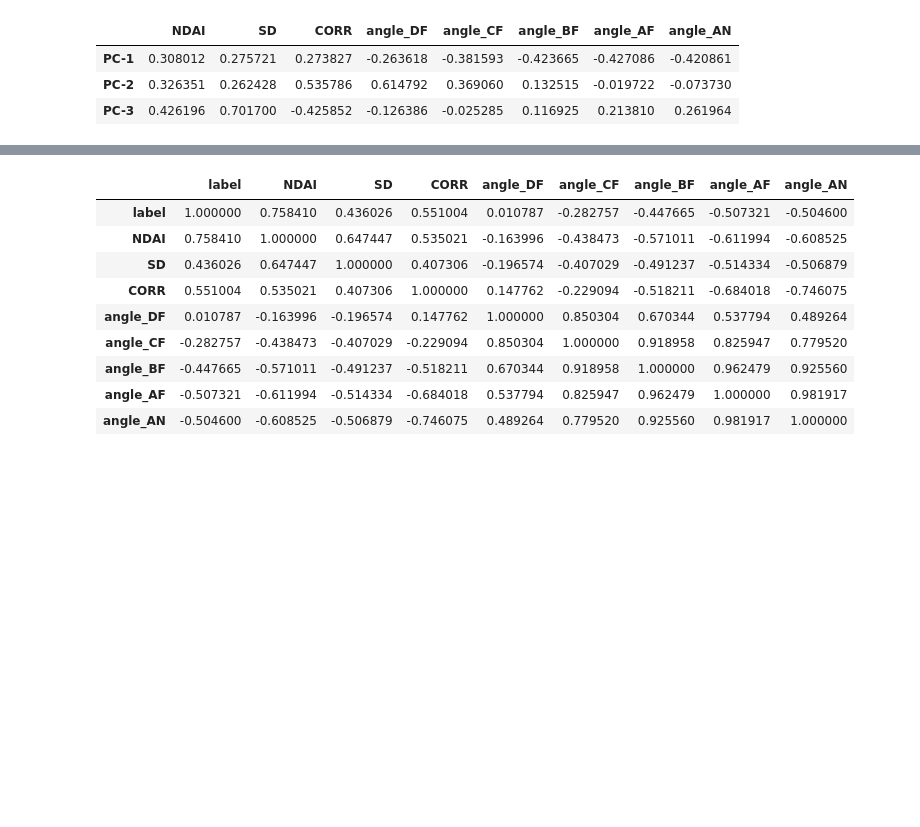
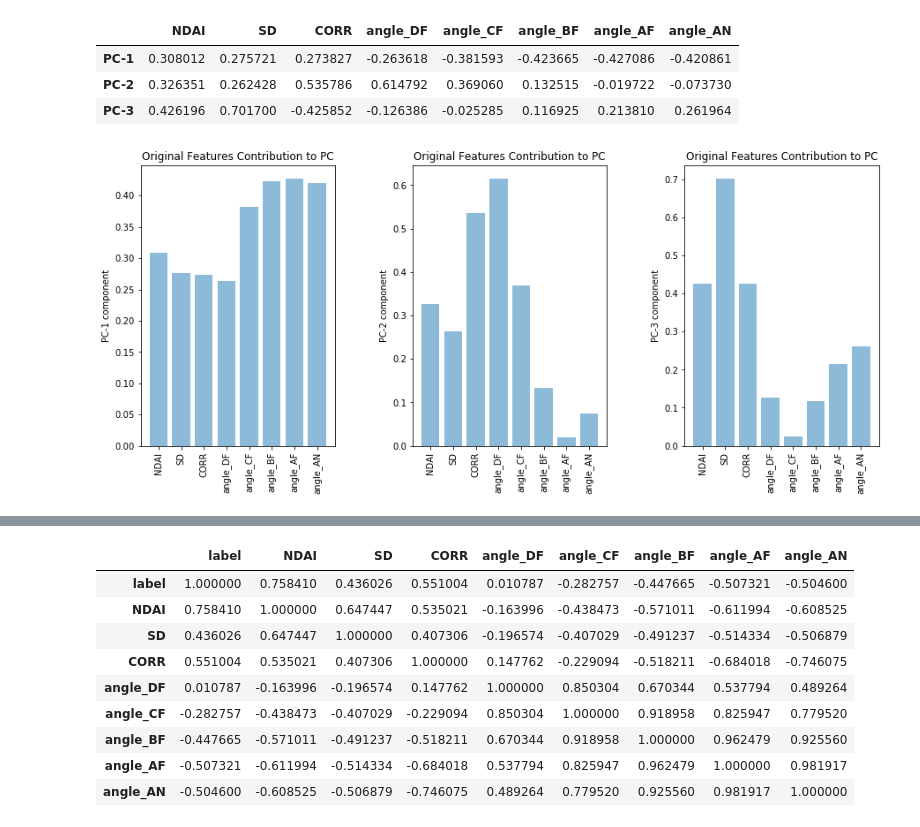
Before and after one commit to junf97/stat154-project2, a Jupyter notebook: code/pca.ipynb, the cells around one changed output, grey strips where cells are left out. Drawn from its saved outputs; the diff is of its cells as text; code cells hidden in the pictures; blank space fills up the shorter version.

```diff
--- a/code/pca.ipynb
+++ b/code/pca.ipynb
@@ -59,6 +59,22 @@ pd.DataFrame(pca.components_, columns=df_labeled.columns[3:-1], index=['PC-1','P
 | PC-1 | 0.308012 | 0.275721 | 0.273827 | -0.263618 | -0.381593 | -0.423665 | -0.427086 | -0.420861 |
 | PC-2 | 0.326351 | 0.262428 | 0.535786 | 0.614792 | 0.369060 | 0.132515 | -0.019722 | -0.073730 |
 | PC-3 | 0.426196 | 0.701700 | -0.425852 | -0.126386 | -0.025285 | 0.116925 | 0.213810 | 0.261964 |
+# %%
+fig = plt.figure(figsize=(15, 7))
+fig.subplots_adjust(hspace=0.4, wspace=0.4, bottom=0.25)
+
+features = df_labeled.columns[3:-1]
+y_pos = np.arange(len(features))
+
+for i in range(3):
+    ax = fig.add_subplot(1, 3, i+1)
+    cor = abs(pca.components_[i])
+    plt.bar(y_pos, cor, align='center', alpha=0.5)
+    plt.xticks(y_pos, features, rotation=90)
+    plt.ylabel('PC-{} component'.format(i+1))
+    plt.title('Original Features Contribution to PC')
+# %% [output]
+[figure, added]
 # %%
 plt.plot(range(1,4), pca.explained_variance_ratio_)
 plt.xlabel('Principle Component Number')
```
Also changed, not shown: parts of 2 cells of this notebook, 1 other file.
